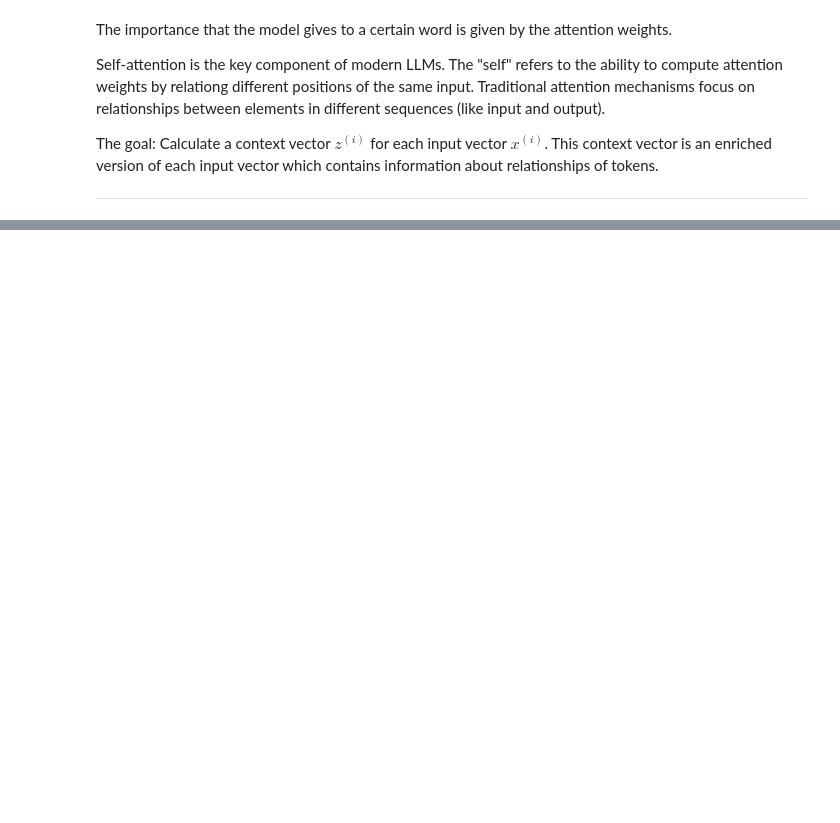
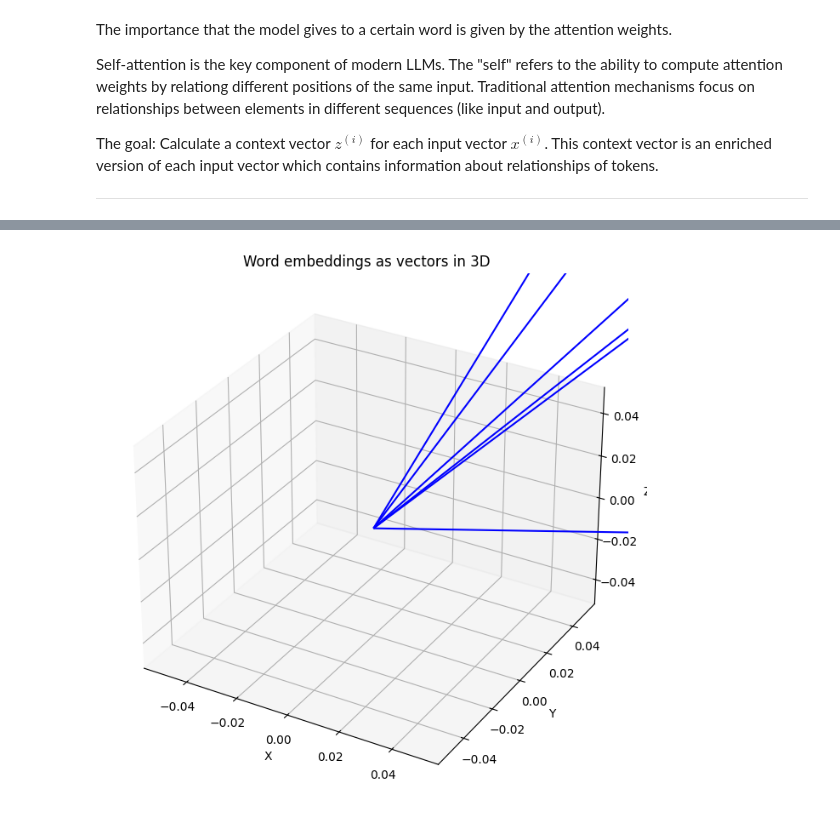
Before and after one commit to RCortez25/PhD, a Jupyter notebook: LLM/4. Attention mechanism/0_Simplified_attention_mechanism.ipynb, the cells around one changed output, grey strips where cells are left out. Drawn from its saved outputs; the diff is of its cells as text; code cells hidden in the pictures; blank space fills up the shorter version.

```diff
--- a/LLM/4. Attention mechanism/0_Simplified_attention_mechanism.ipynb
+++ b/LLM/4. Attention mechanism/0_Simplified_attention_mechanism.ipynb
@@ -22,0 +53,27 @@ inputs = torch.tensor(
+# %%
+words = ['Your', 'journey', 'starts', 'with', 'one', 'step']
+
+# Get the x, y, and z coordinates for each vector
+x_coordinates = inputs[:, 0].numpy()
+y_coordinates = inputs[:, 1].numpy()
+z_coordinates = inputs[:, 2].numpy()
+
+# Plot the vectors as arrows
+fig = plt.figure(figsize=(10, 8))
+ax = fig.add_subplot(111, projection='3d')
+
+# Use quiver to draw arrows from the origin (0,0,0) to the vector coordinates
+ax.quiver(0, 0, 0, x_coordinates, y_coordinates, z_coordinates, color='b', arrow_length_ratio=0.1)
+
+# Add text labels at the end of each arrow
+for x, y, z, word in zip(x_coordinates, y_coordinates, z_coordinates, words):
+    ax.text(x, y, z, word)
+
+
+ax.set_xlabel('X')
+ax.set_ylabel('Y')
+ax.set_zlabel('Z')
+ax.set_title('Word embeddings as vectors in 3D')
+plt.show()
+# %% [output]
+[figure, added]
```
Also changed, not shown: parts of 3 cells of this notebook.
